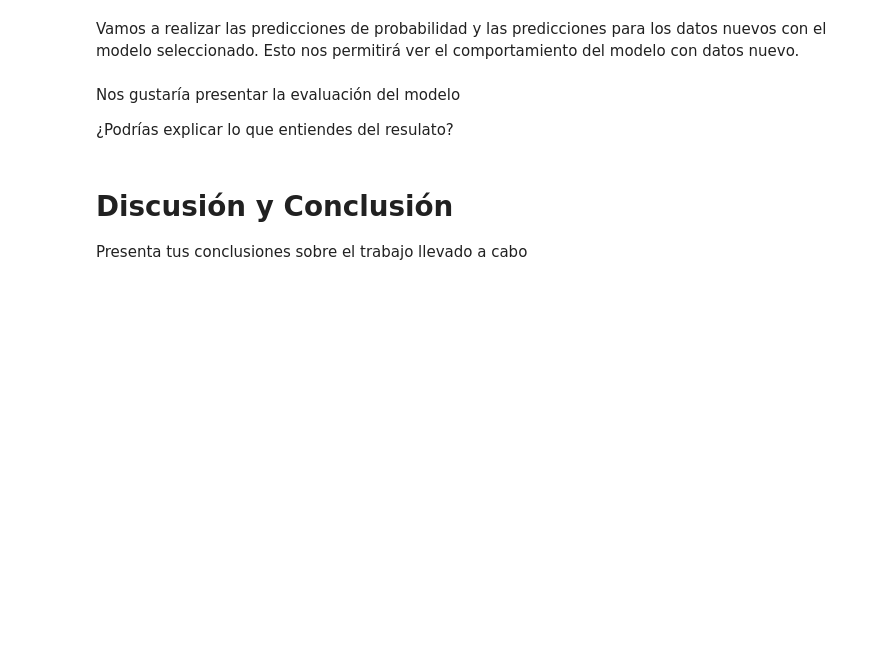
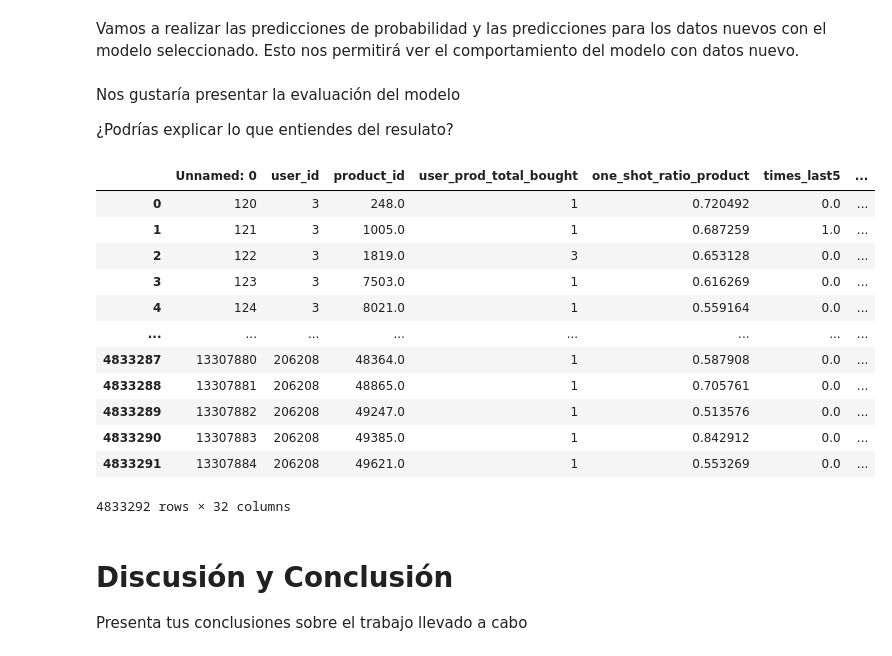
Before and after one commit to Xavi122323/Maestria-IA-Aplicada, a Jupyter notebook: Big Data Aplicada a los Negocios/Bedón, Bedón, Cobos, Ramos - Simulación Caso de Negocio_DT, RF & GB.ipynb, the cells around one changed output. Saved outputs shown, nothing was run; the diff lists cells and outputs as text; code cells hidden in the pictures; blank space fills up the shorter version.

```diff
--- a/Big Data Aplicada a los Negocios/Bedón, Bedón, Cobos, Ramos - Simulación Caso de Negocio_DT, RF & GB.ipynb
+++ b/Big Data Aplicada a los Negocios/Bedón, Bedón, Cobos, Ramos - Simulación Caso de Negocio_DT, RF & GB.ipynb
@@ -338,3 +353,22 @@ Nos gustaría presentar la evaluación del modelo
+# %%
+df_final = df_test.copy()
+df_final['reordered'] = predictions_boost
+df_final['probs'] = probs
+display(df_final)
+# %% [output]
+|  | Unnamed: 0 | user_id | product_id | user_prod_total_bought | one_shot_ratio_product | times_last5 | ... |
+| 0 | 120 | 3 | 248.0 | 1 | 0.720492 | 0.0 | ... |
+| 1 | 121 | 3 | 1005.0 | 1 | 0.687259 | 1.0 | ... |
+| 2 | 122 | 3 | 1819.0 | 3 | 0.653128 | 0.0 | ... |
+| 3 | 123 | 3 | 7503.0 | 1 | 0.616269 | 0.0 | ... |
+| 4 | 124 | 3 | 8021.0 | 1 | 0.559164 | 0.0 | ... |
+| ... | ... | ... | ... | ... | ... | ... | ... |
+| 4833287 | 13307880 | 206208 | 48364.0 | 1 | 0.587908 | 0.0 | ... |
+| 4833288 | 13307881 | 206208 | 48865.0 | 1 | 0.705761 | 0.0 | ... |
+| 4833289 | 13307882 | 206208 | 49247.0 | 1 | 0.513576 | 0.0 | ... |
+| 4833290 | 13307883 | 206208 | 49385.0 | 1 | 0.842912 | 0.0 | ... |
+| 4833291 | 13307884 | 206208 | 49621.0 | 1 | 0.553269 | 0.0 | ... |
+4833292 rows × 32 columns
 # %% [markdown]
 <h1>Discusión y Conclusión</h1>
 
```
Also changed, not shown: parts of 2 cells of this notebook.
